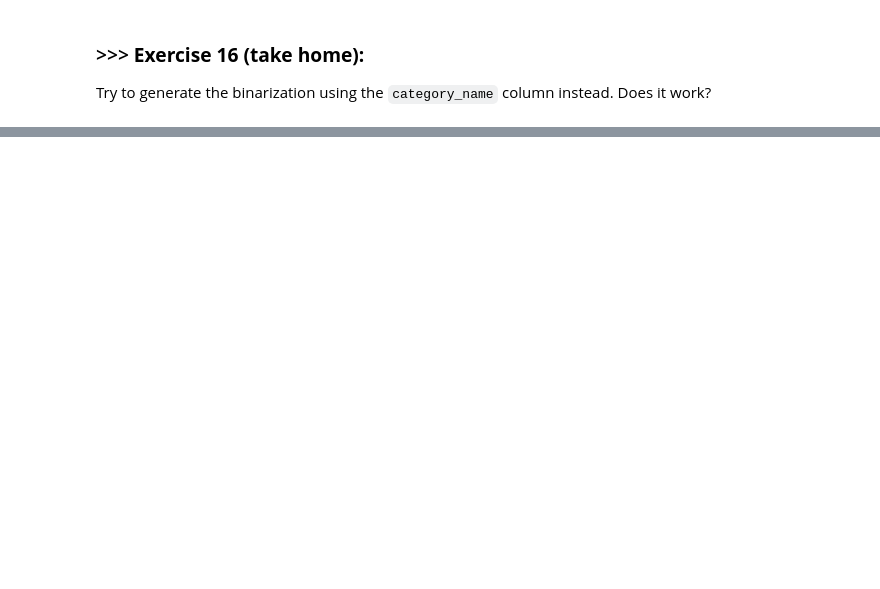
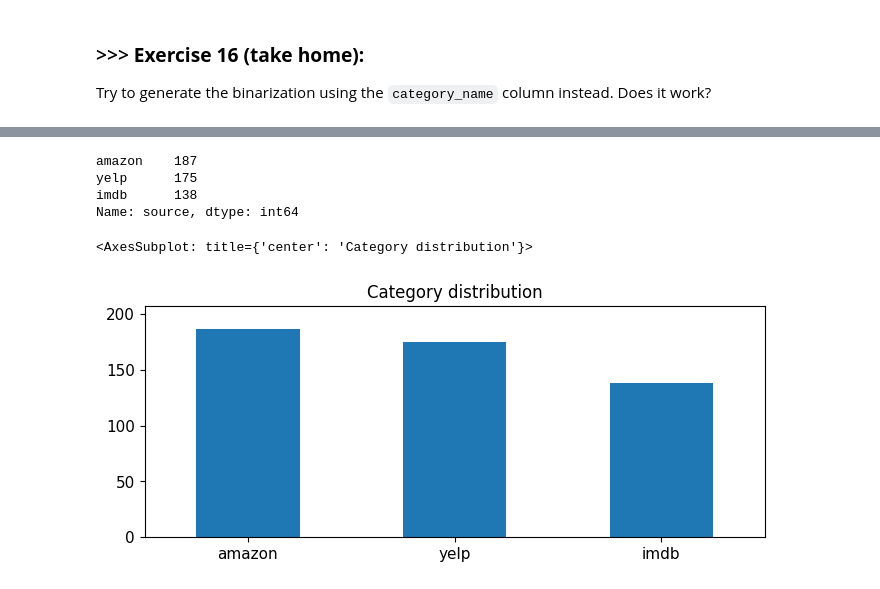
Before and after one commit to Lewisu/DM2022-Lab1-Homework, a Jupyter notebook: DM2022-Lab1-Homework.ipynb, the cells around one changed output, grey strips where cells are left out. Cells and saved outputs as stored; diff of their text form; code cells hidden in the pictures; blank space fills up the shorter version.

```diff
--- a/DM2022-Lab1-Homework.ipynb
+++ b/DM2022-Lab1-Homework.ipynb
@@ -383,0 +622,2 @@ Try to generate the binarization using the `category_name` column instead. Does
+# %%
+alldata_sample = alldata.sample(n = 500)
@@ -383,0 +651,13 @@ Try to generate the binarization using the `category_name` column instead. Does
+# %%
+print(alldata_sample.source.value_counts())
+alldata_sample.source.value_counts().plot(kind = 'bar',
+                                    title = 'Category distribution',
+                                    ylim = [0, max(alldata_sample.source.value_counts()) + 20],
+                                    rot = 0, fontsize = 11, figsize = (8,3))
+# %% [output]
+amazon    187
+yelp      175
+imdb      138
+Name: source, dtype: int64
+<AxesSubplot: title={'center': 'Category distribution'}>
+[figure, added]
```
Also changed, not shown: parts of 54 cells of this notebook, 3 other files.
